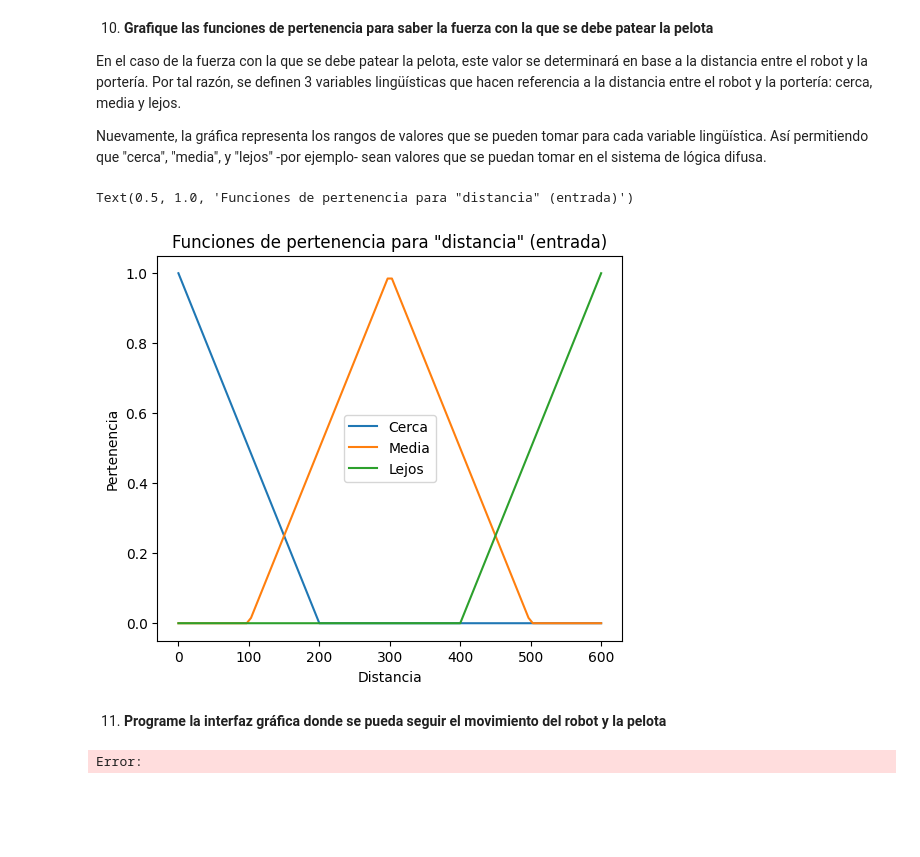
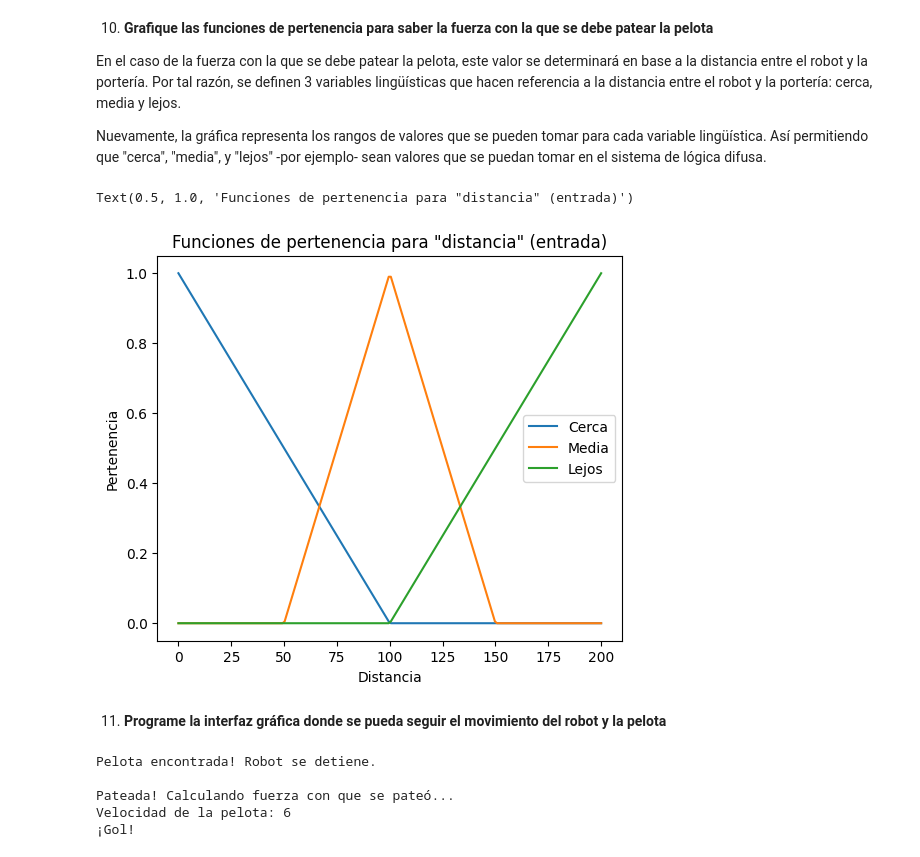
Before and after one commit to 20Candy/lab9_modsim, a Jupyter notebook: main.ipynb, the cells around one changed output. Saved outputs shown, nothing was run; the diff lists cells and outputs as text; code cells hidden in the pictures; blank space fills up the shorter version.

```diff
--- a/main.ipynb
+++ b/main.ipynb
@@ -149,29 +150,29 @@ Nuevamente, la gráfica representa los rangos de valores que se pueden tomar par
 # %%
 # Definición de las funciones de pertenencia para "distancia"
 def pertenencia_distancia_cerca2(x):
-    return np.maximum(0, 1 - abs(x) / 200)
+    return np.maximum(0, 1 - abs(x) / 100)
 def pertenencia_distancia_media2(x):
-    return np.maximum(0, 1 - abs(x - 300) / 200)
+    return np.maximum(0, 1 - abs(x - 100) / 50)
 def pertenencia_distancia_lejos2(x):
-    return np.maximum(0, 1 - abs(x - 600) / 200)
+    return np.maximum(0, 1 - abs(x - 200) / 100)
 
 # Valores de entrada
-x_distancia = np.linspace(0, 600, 100)
+x_distancia = np.linspace(0, 200, 200)
 
 # Crear subplot
 fig, ax = plt.subplots(figsize=(6, 5))
 
 # Graficar las funciones de pertenencia para "distancia"
 ax.plot(x_distancia, pertenencia_distancia_cerca2(x_distancia), label='Cerca')
 ax.plot(x_distancia, pertenencia_distancia_media2(x_distancia), label='Media')
 ax.plot(x_distancia, pertenencia_distancia_lejos2(x_distancia), label='Lejos')
 ax.set_xlabel('Distancia')
 ax.set_ylabel('Pertenencia')
 ax.legend()
 ax.set_title('Funciones de pertenencia para "distancia" (entrada)')
 # %% [output]
 Text(0.5, 1.0, 'Funciones de pertenencia para "distancia" (entrada)')
-[figure, old version]
+[figure, new version]
 # %% [markdown]
 11. **Programe la interfaz gráfica donde se pueda seguir el movimiento del robot y la pelota**
 # %%
@@ -239,6 +240,7 @@ class Robot:
         angulo = 0
         if denominador == 0:
             self.speed = 0      # Si está muy cerca, el robot no se mueve
+            print("Pelota encontrada! Robot se detiene.\n")
 
         else:
             angulo = numerador / denominador        # Salida Crisp. Dirección en la que se debe mover el robot
@@ -256,7 +258,7 @@ class Robot:
         self.y += direction[1] * self.speed
 
     def kick_ball(self, ball):
-    # --------- Lógica difusa encontrar la pelota ---------
+    # --------- Lógica difusa patear la pelota ---------
 
         # ------- Fuzzy Inputs / Variables Crisp
         # Distancia entre pelota y portería
@@ -283,6 +285,7 @@ class Robot:
 
         else:
             velocidad = int(nominador / denominador)        # Salida Crisp. Fuerza con la que se debe patear la pelota
+            print("Pateada! Calculando fuerza con que se pateó... \nVelocidad de la pelota:", velocidad)
             ball.set_speed(velocidad)
 
     def draw(self, win):
@@ -312,21 +315,7 @@ class Ball:
     def draw(self, win):
         pygame.draw.circle(win, RED, (int(self.x), int(self.y)), 15)
 
-# ------------------------------------------------------------------
-# ---------------------------- OBJETOS -----------------------------
-# ------------------------------------------------------------------
-
-x_robot, y_robot = random.randint(0, WIDTH-300), random.randint(0, HEIGHT)
-x_ball, y_ball = random.randint(WIDTH-200, WIDTH), random.randint(200, 400)
-
-robot = Robot(x_robot, y_robot)
-ball = Ball(x_ball, y_ball)
-
-# ------------------------------------------------------------------
-# ---------------------------- DIBUJAR -----------------------------
-# ------------------------------------------------------------------
-
-def redraw_window():
+def redraw_window(robot, ball):
     # Dibuja el campo de fútbol
     win.fill(GREEN)
 
@@ -348,29 +337,44 @@ def redraw_window():
 # ------------------------------ MAIN ------------------------------
 # ------------------------------------------------------------------
 
-def main():
-    ball_kicked = False
-    run = True
-    while run:
-        clock.tick(30)  # Limitamos a 30 FPS
-        for event in pygame.event.get():
-            if event.type == pygame.QUIT:
-                run = False
+ball_kicked = False
+run = True
 
-            ball.move_towards(WIDTH, HEIGHT//2)
+x_robot, y_robot = random.randint(0, WIDTH-300), random.randint(0, HEIGHT)
+x_ball, y_ball = random.randint(WIDTH-200, WIDTH-100), random.randint(200, 400)
+
+robot = Robot(x_robot, y_robot)
+ball = Ball(x_ball, y_ball)
 
 
+while run:
+    clock.tick(30)  # Limitamos a 30 FPS
+    for event in pygame.event.get():
+        if event.type == pygame.QUIT:
+            run = False
 
-            if ball_kicked == False:
-                ball_kicked = robot.kick_ball(ball)
+    # Si el robot está lo suficientemente cerca de la pelota, la pelota se mueve hacia la portería
+    if robot.speed == 0 and not ball_kicked:
+        ball_kicked = True
+        robot.kick_ball(ball)
 
-            run = robot.move_towards(ball.x, ball.y)
+    if ball_kicked:
+        ball.move_towards(WIDTH, HEIGHT//2)
+    else:
+        robot.move_towards(ball.x, ball.y)
 
-        redraw_window()
+    redraw_window(robot, ball)
 
-    pygame.quit()
 
-if __name__ == "__main__":
-    main()
+    # Si la pelota llega a la portería, termina el juego
+    if ball.x >= WIDTH - 20:
+        print("¡Gol!")
+        run = False
+
+pygame.quit()
 # %% [output]
-Error:
+Pelota encontrada! Robot se detiene.
+
+Pateada! Calculando fuerza con que se pateó...
+Velocidad de la pelota: 6
+¡Gol!
```
Also changed, not shown: parts of 3 cells of this notebook, 1 other file.
